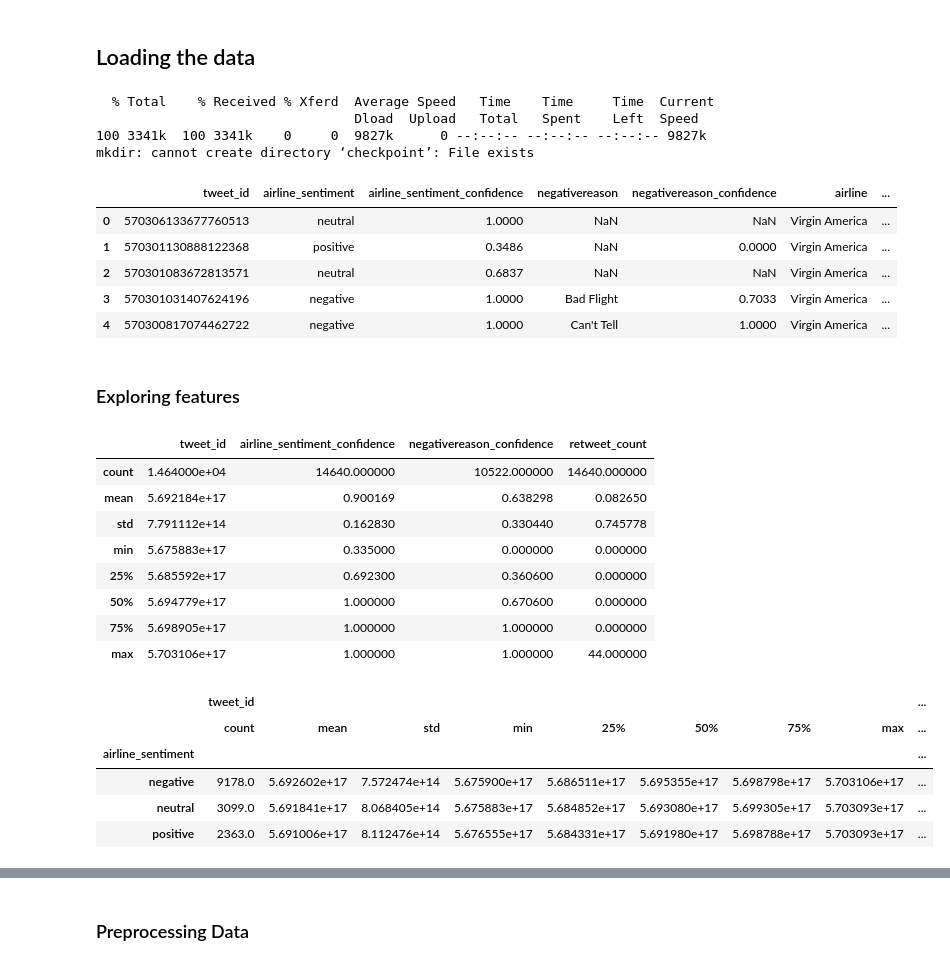
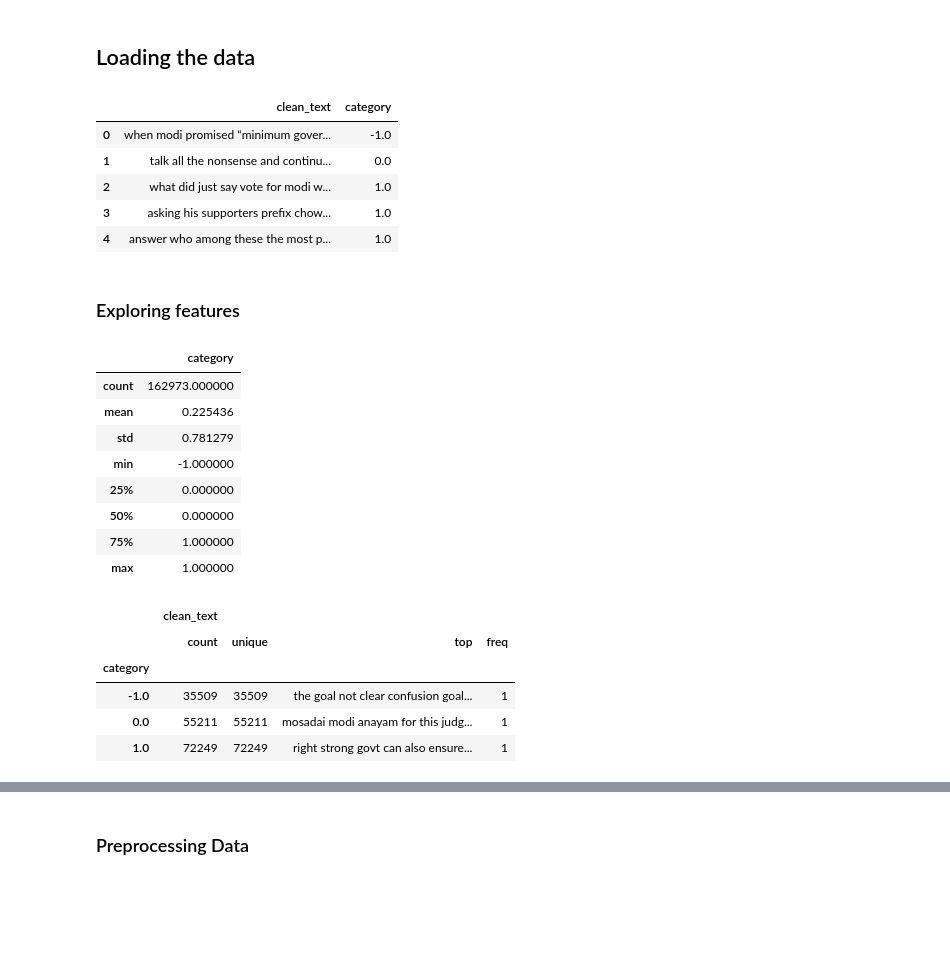
Before and after one commit to alimoezzi/deepLearningRecipes, a Jupyter notebook: pytorch_twitter_sentiment_analysis.ipynb, the cells around one changed output, grey strips where cells are left out. Cells and saved outputs as stored; diff of their text form; code cells hidden in the pictures; blank space fills up the shorter version.

```diff
--- a/pytorch_twitter_sentiment_analysis.ipynb
+++ b/pytorch_twitter_sentiment_analysis.ipynb
@@ -62,44 +62,40 @@ You can now load the model via spacy.load('en_core_web_sm')
 # %% [markdown]
 ## Loading the data
 # %%
-!curl https://raw.githubusercontent.com/dipikabaad/Sentiment_Classification_with_RNN/master/Tweets.csv --create-dirs -o .pytorch/tweets/tweets.csv
-!mkdir checkpoint
-df = pd.read_csv('.pytorch/tweets/tweets.csv')
+# !curl https://raw.githubusercontent.com/dipikabaad/Sentiment_Classification_with_RNN/master/Tweets.csv --create-dirs -o .pytorch/tweets/tweets.csv
+# !mkdir checkpoint
+df = pd.read_csv('.pytorch/tweets/Twitter_Data.csv')
 df.head()
 # %% [output]
-  % Total    % Received % Xferd  Average Speed   Time    Time     Time  Current
-                                 Dload  Upload   Total   Spent    Left  Speed
-100 3341k  100 3341k    0     0  9827k      0 --:--:-- --:--:-- --:--:-- 9827k
-mkdir: cannot create directory ‘checkpoint’: File exists
-|  | tweet_id | airline_sentiment | airline_sentiment_confidence | negativereason | negativereason_confidence | airline | ... |
-| 0 | 570306133677760513 | neutral | 1.0000 | NaN | NaN | Virgin America | ... |
-| 1 | 570301130888122368 | positive | 0.3486 | NaN | 0.0000 | Virgin America | ... |
-| 2 | 570301083672813571 | neutral | 0.6837 | NaN | NaN | Virgin America | ... |
-| 3 | 570301031407624196 | negative | 1.0000 | Bad Flight | 0.7033 | Virgin America | ... |
-| 4 | 570300817074462722 | negative | 1.0000 | Can't Tell | 1.0000 | Virgin America | ... |
+|  | clean_text | category |
+| 0 | when modi promised “minimum gover... | -1.0 |
+| 1 | talk all the nonsense and continu... | 0.0 |
+| 2 | what did just say vote for modi w... | 1.0 |
+| 3 | asking his supporters prefix chow... | 1.0 |
+| 4 | answer who among these the most p... | 1.0 |
 # %% [markdown]
 ### Exploring features
 # %%
 df.describe()
 # %% [output]
-|  | tweet_id | airline_sentiment_confidence | negativereason_confidence | retweet_count |
-| count | 1.464000e+04 | 14640.000000 | 10522.000000 | 14640.000000 |
-| mean | 5.692184e+17 | 0.900169 | 0.638298 | 0.082650 |
-| std | 7.791112e+14 | 0.162830 | 0.330440 | 0.745778 |
-| min | 5.675883e+17 | 0.335000 | 0.000000 | 0.000000 |
-| 25% | 5.685592e+17 | 0.692300 | 0.360600 | 0.000000 |
-| 50% | 5.694779e+17 | 1.000000 | 0.670600 | 0.000000 |
-| 75% | 5.698905e+17 | 1.000000 | 1.000000 | 0.000000 |
-| max | 5.703106e+17 | 1.000000 | 1.000000 | 44.000000 |
+|  | category |
+| count | 162973.000000 |
+| mean | 0.225436 |
+| std | 0.781279 |
+| min | -1.000000 |
+| 25% | 0.000000 |
+| 50% | 0.000000 |
+| 75% | 1.000000 |
+| max | 1.000000 |
 # %%
-df.groupby('airline_sentiment').describe()
+df.groupby('category').describe()
 # %% [output]
-|  | tweet_id |  |  |  |  |  |  |  | ... |
-|  | count | mean | std | min | 25% | 50% | 75% | max | ... |
-| airline_sentiment |  |  |  |  |  |  |  |  | ... |
-| negative | 9178.0 | 5.692602e+17 | 7.572474e+14 | 5.675900e+17 | 5.686511e+17 | 5.695355e+17 | 5.698798e+17 | 5.703106e+17 | ... |
-| neutral | 3099.0 | 5.691841e+17 | 8.068405e+14 | 5.675883e+17 | 5.684852e+17 | 5.693080e+17 | 5.699305e+17 | 5.703093e+17 | ... |
-| positive | 2363.0 | 5.691006e+17 | 8.112476e+14 | 5.676555e+17 | 5.684331e+17 | 5.691980e+17 | 5.698788e+17 | 5.703093e+17 | ... |
+|  | clean_text |  |  |  |
+|  | count | unique | top | freq |
+| category |  |  |  |  |
+| -1.0 | 35509 | 35509 | the goal not clear confusion goal... | 1 |
+| 0.0 | 55211 | 55211 | mosadai modi anayam for this judg... | 1 |
+| 1.0 | 72249 | 72249 | right strong govt can also ensure... | 1 |
 # %%
 df.info()
 # %% [output]
```
Also changed, not shown: parts of 18 cells of this notebook, 3 other files.
